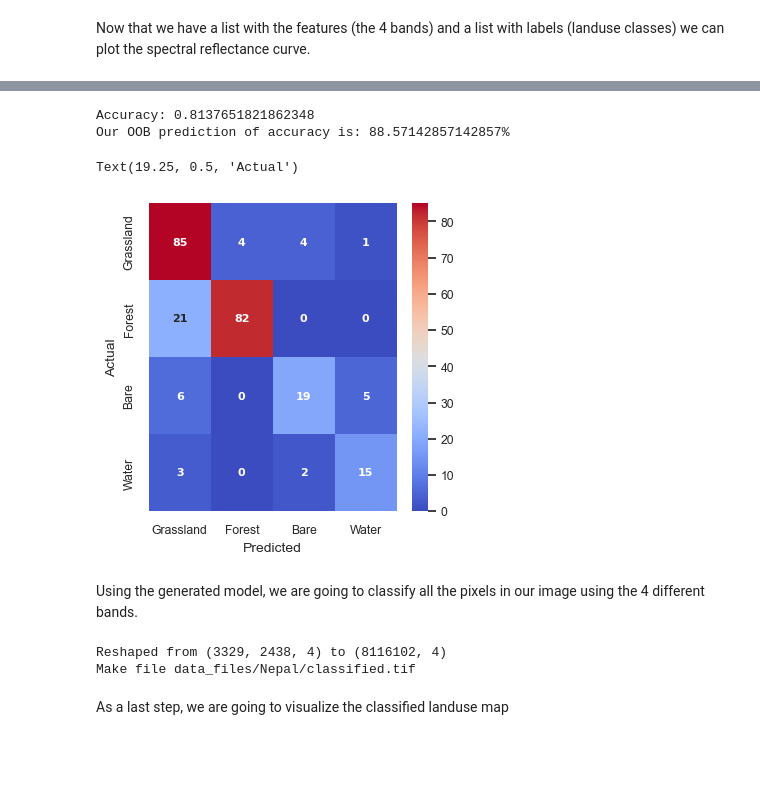
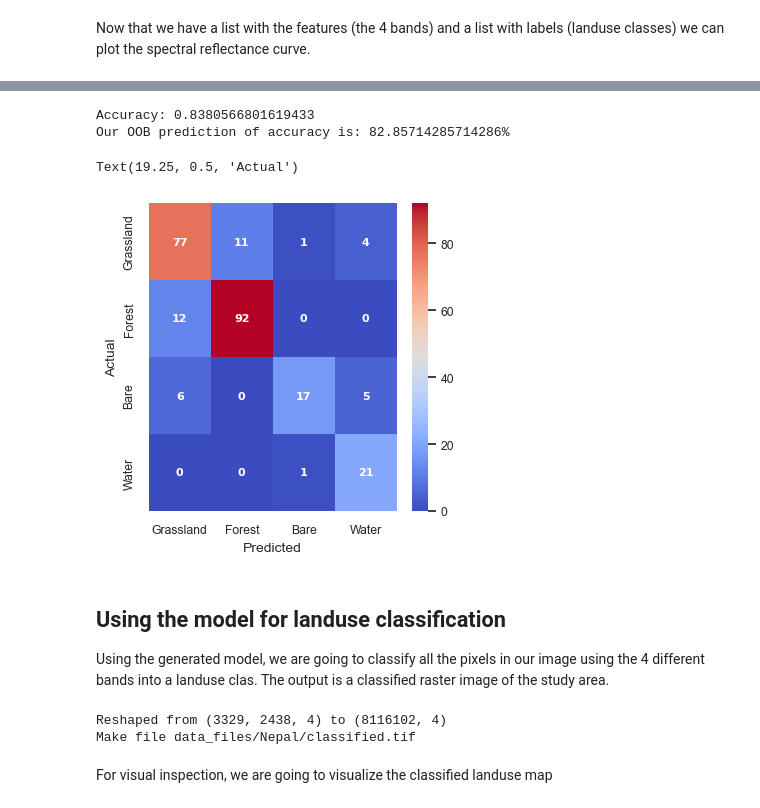
Before and after one commit to MarkTerlien/Quatro-Book-TeM, a Jupyter notebook: supervised_classification.ipynb, the cells around one changed output, grey strips where cells are left out. Saved outputs shown, nothing was run; the diff lists cells and outputs as text; code cells hidden in the pictures; blank space fills up the shorter version.

Commit message:
Supervised classification afgerond

```diff
--- a/supervised_classification.ipynb
+++ b/supervised_classification.ipynb
@@ -262,31 +291,30 @@ The following step is to determine the spectral reflectance curve for each landu
 # %%
 # Display rows, columns and number of bands
-sentinel_bands_raster_handle = gdal.Open(sentinel_bands_raster_file)
-nr_of_cols     = sentinel_bands_raster_handle.RasterXSize
-nr_of_rows     = sentinel_bands_raster_handle.RasterYSize
-nr_of_bands    = sentinel_bands_raster_handle.RasterCount
+sentinel_bands_handle = gdal.Open(sentinel_bands_raster_file)
+nr_of_cols  = sentinel_bands_handle.RasterXSize
+nr_of_rows  = sentinel_bands_handle.RasterYSize
+nr_of_bands = sentinel_bands_handle.RasterCount
 
 # Store bands from satellite image in array
 sentinel_bands_array = np.zeros((nr_of_rows, nr_of_cols, nr_of_bands), gdal_array.GDALTypeCodeToNumericTypeCode(gdal.GDT_Int16))
 for band_nr in range(nr_of_bands):
-    sentinel_bands_array[:, :, band_nr] = sentinel_bands_raster_handle.GetRasterBand(band_nr + 1).ReadAsArray()
+    sentinel_bands_array[:, :, band_nr] = sentinel_bands_handle.GetRasterBand(band_nr + 1).ReadAsArray()
 
 # Find how many non-zero entries we have -- i.e. how many training data samples?
-sample_areas_raster_handle = gdal.Open(sample_areas_raster_file, gdal.GA_ReadOnly)
-sample_areas_array = sample_areas_raster_handle.GetRasterBand(1).ReadAsArray().astype(np.uint16)
+sample_areas_handle = gdal.Open(sample_areas_raster_file, gdal.GA_ReadOnly)
+sample_areas_array = sample_areas_handle.GetRasterBand(1).ReadAsArray().astype(np.uint16)
 n_samples = np.sum(sample_areas_array[(sample_areas_array > 0)])
 print('We have ' + str(n_samples) + ' samples')
 
 # What are our classification labels?
 labels = np.unique(sample_areas_array[(sample_areas_array > 0)])
-print(labels)
 print('The training data include ' + str(labels.size) + ' classes: ' + str(labels))
 
-# Maak nieuwe array waarbij je alleen de waardes selecteert waar een sample punt is
+# Make an array with the features (bands) and the labels to predict
 X = sentinel_bands_array[(sample_areas_array > 0), :]
 y = sample_areas_array[(sample_areas_array > 0)]
 
 # Close file
-sentinel_bands_raster_handle = None
+sentinel_bands_handle = None
 # %% [output]
 We have 671 samples
@@ -342,45 +372,47 @@ fig.show()
 # Split the dataset into training and test
 X_train, X_test, y_train, y_test = train_test_split(X, y, test_size=0.7) # 70% training and 30% test
 
-# Initialize our model with 500 trees
-rf = RandomForestClassifier(n_estimators=50, oob_score=True)
+# Initialize our model with 50 trees
+rf_model = RandomForestClassifier(n_estimators=50, oob_score=True)
 
 # Train the model using the training sets
-rf.fit(X_train,y_train)
+rf_model.fit(X_train,y_train)
 
 # Use the model to predict
-y_pred = rf.predict(X_test)
+y_pred = rf_model.predict(X_test)
 
 # Model Accuracy, how often is the classifier correct?
-print("Accuracy:", metrics.accuracy_score(y_test, y_pred))
+print("Accuracy: " +str(metrics.accuracy_score(y_test, y_pred)))
 
 # Print prediction
-print('Our OOB prediction of accuracy is: {oob}%'.format(oob=rf.oob_score_ * 100))
+print('Our OOB prediction of accuracy is: ' + str(rf_model.oob_score_ * 100) + '%')
 
 # Confusion matrix to see how many points are correctly classified
 conf_mat = metrics.confusion_matrix(y_test, y_pred)
-categories = landuse_classes_list
-conf_matrix_df = pd.DataFrame(conf_mat,columns=categories,index=categories)
+#categories = landuse_classes_list
+df_conf_matrix = pd.DataFrame(conf_mat,columns=landuse_classes_list,index=landuse_classes_list)
 
 # Plot confusion matrix heatmap
 plt.figure(figsize=(4, 4))
 sns.set(font_scale=0.8)
-sns.heatmap(conf_matrix_df,
+sns.heatmap(df_conf_matrix,
             cmap='coolwarm',
             annot=True,
             fmt='.5g',
             annot_kws={
                 'fontsize': 8,
                 'fontweight': 'bold',
                 'fontfamily': 'DejaVu Sans'
             })
 plt.xlabel('Predicted',fontsize=10)
 plt.ylabel('Actual',fontsize=10)
 # %% [output]
-Accuracy: 0.8137651821862348
-Our OOB prediction of accuracy is: 88.57142857142857%
+Accuracy: 0.8380566801619433
+Our OOB prediction of accuracy is: 82.85714285714286%
 Text(19.25, 0.5, 'Actual')
-[figure, old version]
+[figure, new version]
 # %% [markdown]
-Using the generated model, we are going to classify all the pixels in our image using the 4 different bands.
+## Using the model for landuse classification
+
+Using the generated model, we are going to classify all the pixels in our image using the 4 different bands into a landuse clas. The output is a classified raster image of the study area.
 # %%
@@ -423,6 +455,6 @@ raster_file_classified = None
 Reshaped from (3329, 2438, 4) to (8116102, 4)
 Make file data_files/Nepal/classified.tif
 # %% [markdown]
-As a last step, we are going to visualize the classified landuse map
+For visual inspection, we are going to visualize the classified landuse map
 # %%
 # Open the file:
```
Also changed, not shown: parts of 29 cells of this notebook, 4 other files.
